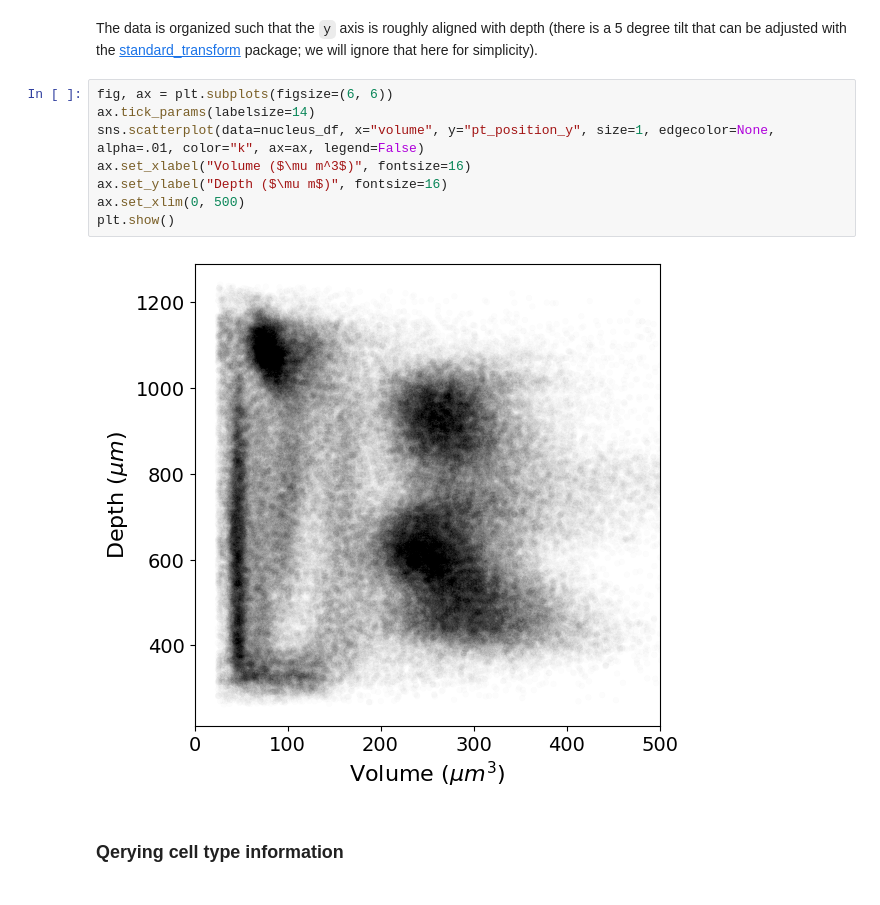
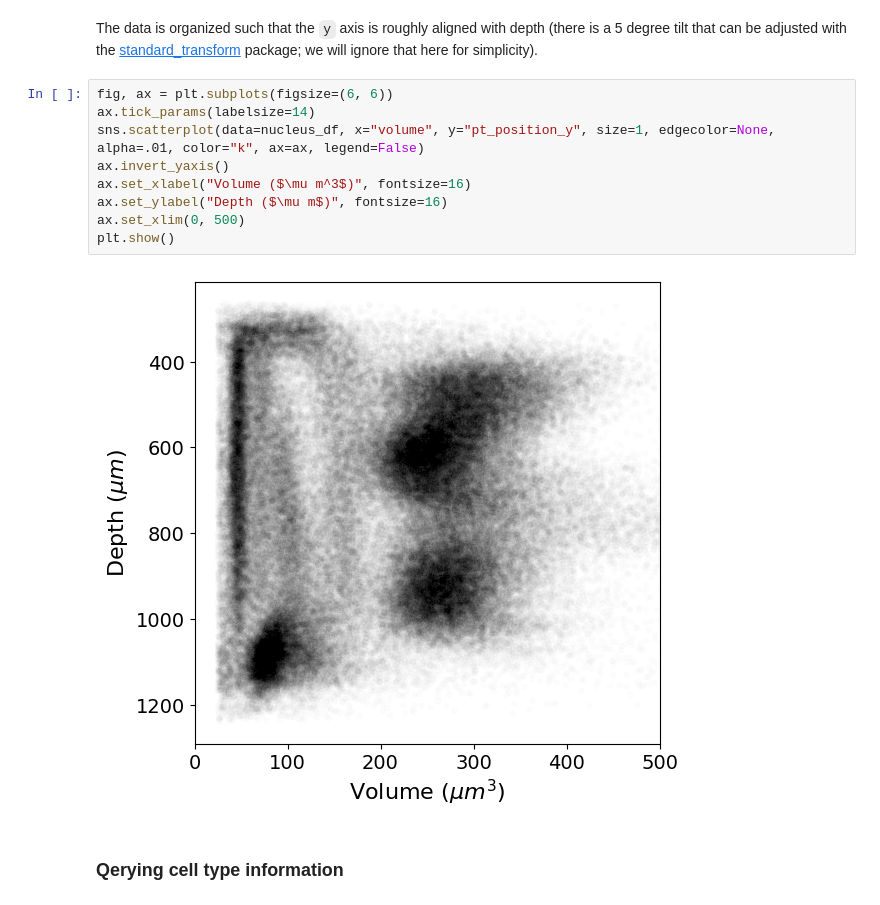
Before and after one commit to sdorkenw/MICrONS_workshop, a Jupyter notebook: tutorials/ProgrammaticAccess.ipynb, the cells around one changed output. Drawn from its saved outputs; the diff is of its cells as text.

```diff
--- a/tutorials/ProgrammaticAccess.ipynb
+++ b/tutorials/ProgrammaticAccess.ipynb
@@ -207,13 +207,14 @@ The data is organized such that the `y` axis is roughly aligned with depth (ther
 # %%
 fig, ax = plt.subplots(figsize=(6, 6))
 ax.tick_params(labelsize=14)
 sns.scatterplot(data=nucleus_df, x="volume", y="pt_position_y", size=1, edgecolor=None, alpha=.01, color="k", ax=ax, legend=False)
+ax.invert_yaxis()
 ax.set_xlabel("Volume ($\mu m^3$)", fontsize=16)
 ax.set_ylabel("Depth ($\mu m$)", fontsize=16)
 ax.set_xlim(0, 500)
 plt.show()
 # %% [output]
-[figure, old version]
+[figure, new version]
 # %% [markdown]
 ### Qerying cell type information
 # %% [markdown]
```
Also changed, not shown: parts of 30 cells of this notebook, 2 other files.
